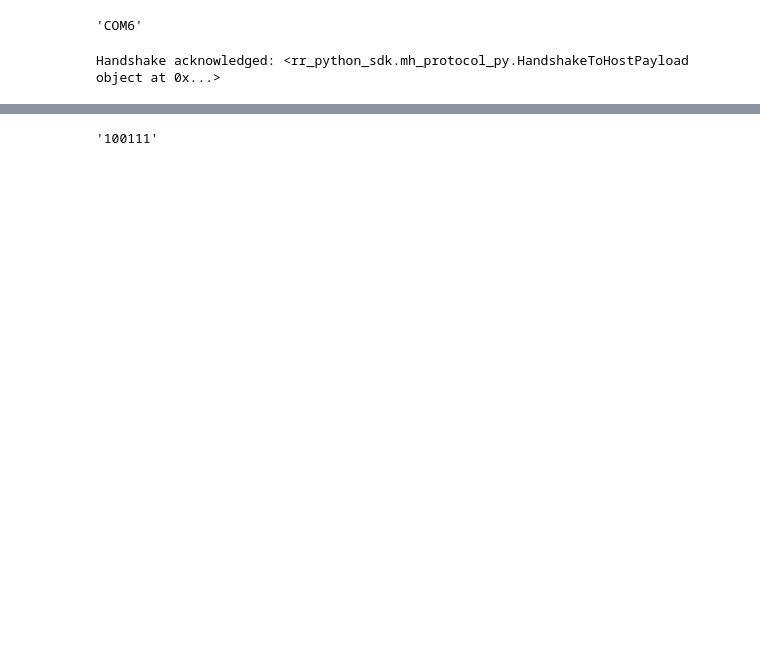
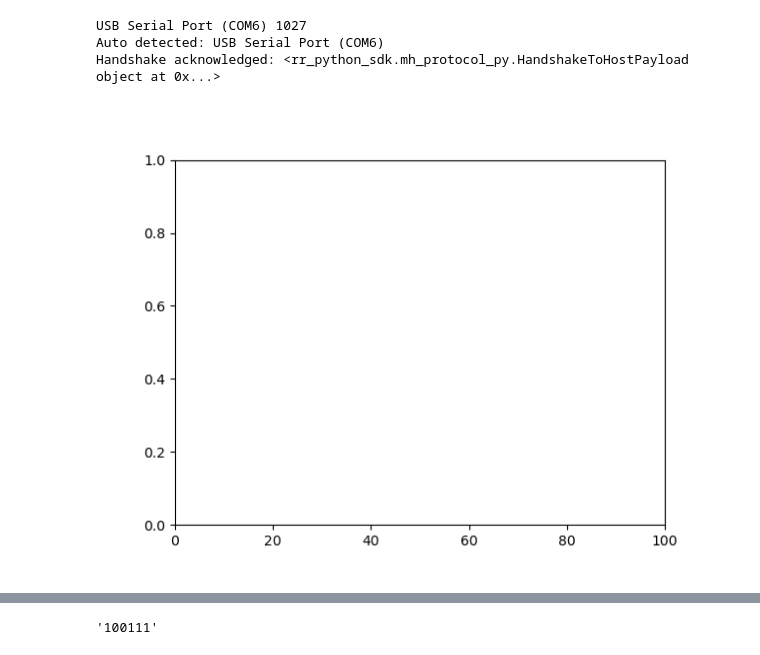
Before and after one commit to RivelinRail/rr_python_sdk, a Jupyter notebook: Tests.ipynb, the cells around one changed output, grey strips where cells are left out. Saved outputs shown, nothing was run; the diff lists cells and outputs as text; code cells hidden in the pictures; blank space fills up the shorter version.

Commit message:
bug fixes, added return value to shake hands function

```diff
--- a/Tests.ipynb
+++ b/Tests.ipynb
@@ -17,8 +12,77 @@ USB Serial Port (COM6) USB VID:PID=0403:6015 SER=DQ00YD7UA None 1027
-# %%
-p.device
-# %% [output]
-'COM6'
 # %%
-head = MeasurementHead("COM6")
+head = MeasurementHead()
 # %% [output]
+USB Serial Port (COM6) 1027
+Auto detected: USB Serial Port (COM6)
 Handshake acknowledged: <rr_python_sdk.mh_protocol_py.HandshakeToHostPayload object at 0x...>
+# %%
+running = True
+ani = None
+
+sampling_rate = 10
+
+data_n = []
+data_t = []
+
+# Clean-up function
+def cleanup():
+    head.stop_data_streaming()
+    # Close files, serial ports, etc.
+
+# Function to stop on spacebar
+def on_key(event):
+    global running, ani
+    if event is None or event.key == ' ':
+        cleanup()
+        running = False
+        if ani:
+            ani.event_source.stop()
+
+def read():
+    print("started reading")
+    msgs = head.read_all(timeout = 0.1)
+    print("finished reading")
+    for msg in msgs:
+        match msg.type:
+            case cpp.MsgType_ToHost.FaultData:
+                print(f"Fault {msg.data.fault_status:0b}, {int(np.log2(msg.data.fault_status))}")
+                on_key(None)
+                return
+            case cpp.MsgType_ToHost.CurrentData:
+                data_n.append(msg.data.f_normal_mn)
+                data_t.append(msg.data.f_tangential_mn)
+    return
+
+# Setup plot
+fig, ax = plt.subplots()
+line_n, = ax.plot([], [], 'b-')
+line_t, = ax.plot([], [], 'r-')
+ax.set_xlim(0, 100)
+ax.set_ylim(0, 1)
+fig.canvas.mpl_connect('key_press_event', on_key)
+
+payload = cpp.DataRatePayload()
+payload.rate_hz = sampling_rate
+head.start_data_streaming(payload)
+
+# Animation update function
+def update(frame):
+    print("update called")
+    global data
+    global data_n, data_t
+    if running:
+        read()
+        if len(data_n) > 100:
+            del data_n[:-100]
+            del data_t[:-100]
+        line_n.set_data(range(len(data_n)), data_n)
+        line_t.set_data(range(len(data_t)), data_t)
+    return line_n, line_t
+
+# Animation
+ani = animation.FuncAnimation(fig, update, blit=True, interval=100)
+
+# Show plot (blocking)
+plt.show()
+# %% [output]
+[figure, added]
```
Also changed, not shown: parts of 12 cells of this notebook, 1 other file.
